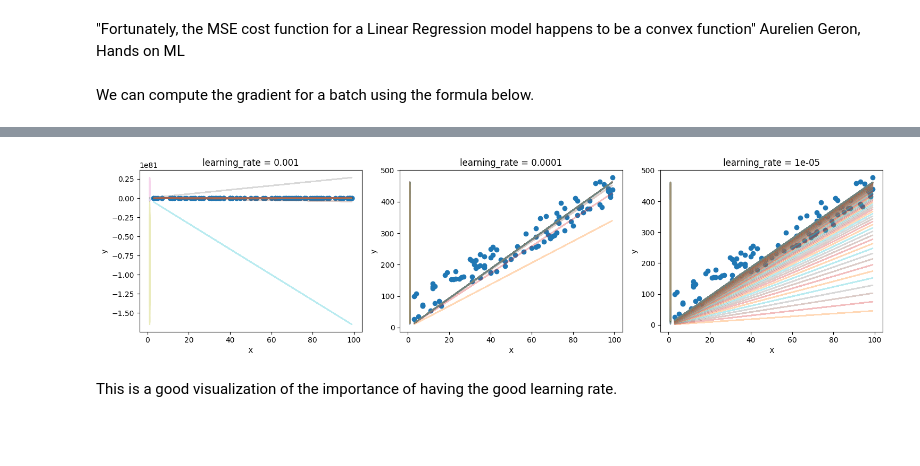
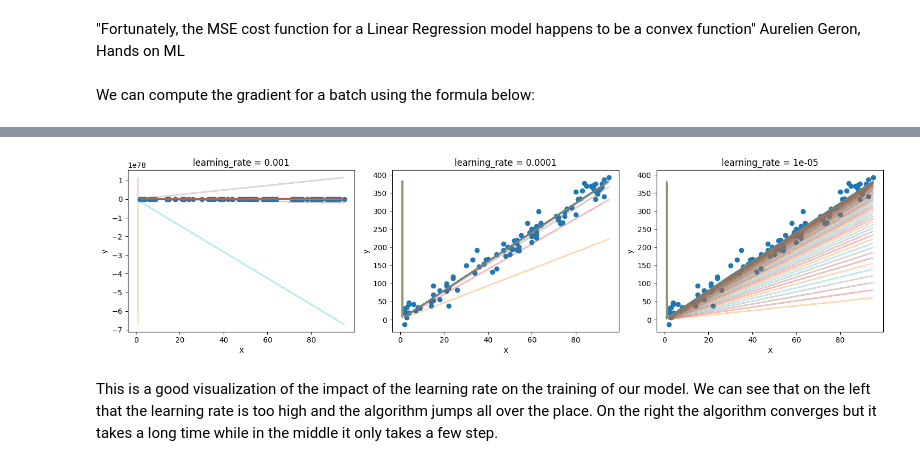
Before and after one commit to EstebanHuriot/ML_Museum, a Jupyter notebook: LinearRegression.ipynb, the cells around one changed output, grey strips where cells are left out. Drawn from its saved outputs; the diff is of its cells as text; code cells hidden in the pictures; blank space fills up the shorter version.

```diff
--- a/LinearRegression.ipynb
+++ b/LinearRegression.ipynb
@@ -44,4 +43,6 @@ During the training, the model tries to minimize a cost function, which measures
 # %%
-theta_best = np.linalg.inv(train_X_b.T @ train_X_b) @ train_X_b.T @ train_y
+X_b = np.c_[np.ones((n_sample, 1)), X] # Adding intercept (θ₀ = 1)
+
+theta_best = np.linalg.inv(X_b.T @ X_b) @ X_b.T @ y
 theta_best
 # %% [output]
@@ -71,36 +85,45 @@ We start with by giving a random value to θ (random initialization) and for eve
 # %% [markdown]
 "Fortunately, the MSE cost function for a Linear Regression model happens to be a convex function" Aurelien Geron, Hands on ML
 # %% [markdown]
-We can compute the gradient for a batch using the formula below.
+We can compute the gradient for a batch using the formula below:
 # %% [markdown]
 ![description](images/gradient_vector_of_cost_function.png)
 # %%
 # We try with 3 different learning rates
 
 learning_rates = [0.001, 0.0001, 0.00001]
 n_iterations = 100
-m = len(train_X)
+m = len(X)
+cost_history = []
 
 fig, axes = plt.subplots(1, len(learning_rates), figsize=(15, 4))
+
 for ax, learning_rate in zip(axes, learning_rates):
     theta = np.random.randn(2, 1) # random initialization
 
-    ax.scatter(train_X, train_y)
+    ax.scatter(X, y)
 
     for iteration in range(n_iterations):
-        gradients = 2 / m * train_X_b.T @ (train_X_b @ theta - train_y)
+        gradients = 2 / m * X_b.T @ (X_b @ theta - y)
         theta = theta - gradients * learning_rate
 
-        y_predict = train_X_b @ theta
-        ax.plot(train_X_b, y_predict, alpha=0.3)
+        y_predict = X_b @ theta
+
+        ax.plot(X_b, y_predict, alpha=0.3)
+
+        # We will use it later to compare with the normal equation
+        if learning_rate == 0.00001:
+            mse = func.mean_squared_error(y, y_predict)
+            cost_history.append(mse)
 
     ax.set_xlabel("X")
     ax.set_ylabel("y")
     ax.set_title(f"learning_rate = {learning_rate}")
 
+
 plt.tight_layout()
 plt.show()
 # %% [output]
-[figure, old version]
+[figure, new version]
 # %% [markdown]
-This is a good visualization of the importance of having the good learning rate.
+This is a good visualization of the impact of the learning rate on the training of our model. We can see that on the left that the learning rate is too high and the algorithm jumps all over the place. On the right the algorithm converges but it takes a long time while in the middle it only takes a few step.
```
Also changed, not shown: parts of 17 cells of this notebook.
